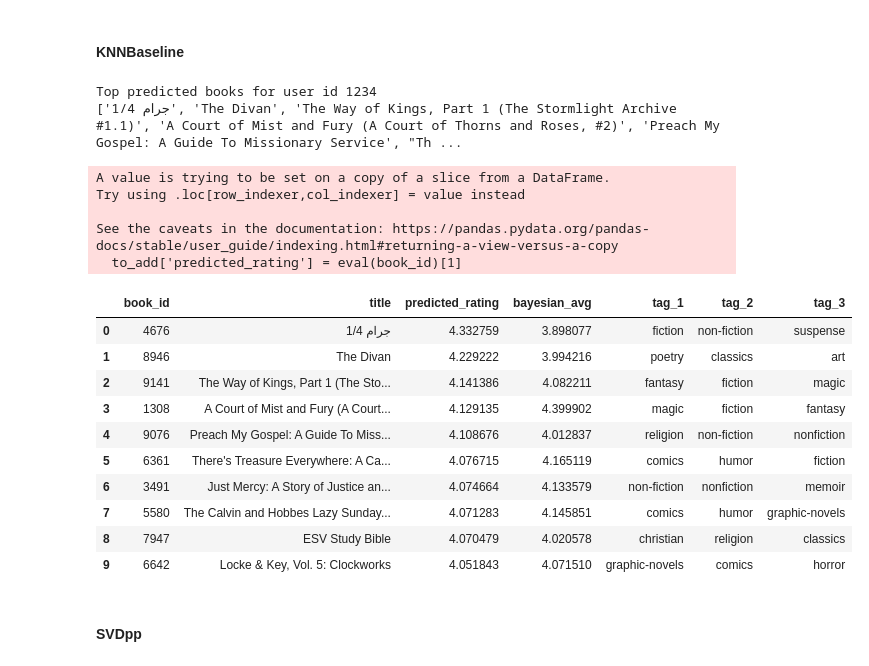
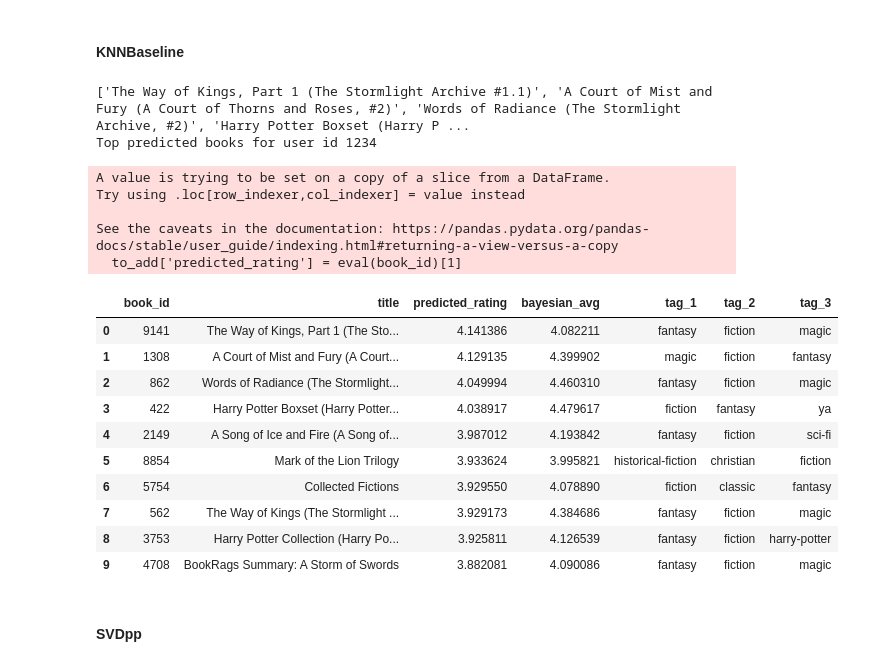
Before and after one commit to Snizzmo/Data-Science, a Jupyter notebook: Capstone3/notebooks/3.0-cf-predictions.ipynb, the cells around one changed output. Cells and saved outputs as stored; diff of their text form; code cells hidden in the pictures.

```diff
--- a/Capstone3/notebooks/3.0-cf-predictions.ipynb
+++ b/Capstone3/notebooks/3.0-cf-predictions.ipynb
@@ -9,6 +13,9 @@ books = pd.read_csv('../data/processed/books.csv')
 ratings = pd.read_csv('../data/processed/ratings.csv')
 top_10_SVDpp= pd.read_csv('../data/processed/top_10_100_SVDpp.csv', index_col=0)
 top_10_KNNBaseline = pd.read_csv('../data/processed/top_10_100_KNNBaseline.csv', index_col=0)
+
+top_100_SVDpp= pd.read_csv('../data/processed/top_100_100_SVDpp.csv', index_col=0)
+top_100_KNNBaseline = pd.read_csv('../data/processed/top_100_100_genre_KNNBaseline.csv', index_col=0)
 # %%
 def top_ten_prediction(user_id, top_10, books):
     if user_id not in top_10.columns:
@@ -63,0 +76,26 @@ Index(['1', '2', '4', '8', '11', '15', '18', '22', '24', '25',
+# %%
+def top_ten_2genre_prediction(user_id, top_10, books):
+    if user_id not in top_10.columns:
+        print("User id", user_id, "not in the database.")
+
+        # cold_start
+        cold = pd.DataFrame(books.sort_values('bayesian_avg', ascending=False)[:10])
+        cold['predicted_rating'] = cold['bayesian_avg']
+        cold = cold.sort_values(['predicted_rating','bayesian_avg'], ascending=[False, False])
+        #print(cold)
+        return(cold)
+
+    else:
+        genres = get_top_genres(user_id)
+        top = pd.DataFrame()
+        book_list = []
+        # while(top.shape[0]>9):
+        for book_id in top_10[user_id]:
+            to_add = books[books.book_id == eval(book_id)[0]]
+            book_tags = [x for x in [to_add.tag_1.values, to_add.tag_2.values, to_add.tag_3.values] if 'nan' not in x]
+            if len(book_tags) > 1 and not pd.isnull(book_tags).any():
+                if(len(np.intersect1d(book_tags, genres))> 1):
+                    to_add['predicted_rating'] = eval(book_id)[1]
+                    top = pd.concat([top, to_add])
+                    top = top.sort_values(['predicted_rating','bayesian_avg'], ascending=[False, False])
+        return(top)
@@ -107,29 +119,30 @@ ratings.groupby(['user_id','rating']).count()
 #### KNNBaseline
 # %%
 #Predict users top_ten books
-top_books = top_ten_prediction("1234", top_10_KNNBaseline, books)
+top_books = top_ten_2genre_prediction("1234", top_100_KNNBaseline, books)
 top_books.reset_index(inplace=True)
-print([x for x in top_books.title])
-top_books[['book_id', 'title','predicted_rating', 'bayesian_avg', 'tag_1', 'tag_2', 'tag_3']]
+print([x for x in top_books.title][:10])
+print("Top predicted books for user id", "1234")
+top_books[['book_id', 'title','predicted_rating', 'bayesian_avg', 'tag_1', 'tag_2', 'tag_3']].head(10)
 # %% [output]
+['The Way of Kings, Part 1 (The Stormlight Archive #1.1)', 'A Court of Mist and Fury (A Court of Thorns and Roses, #2)', 'Words of Radiance (The Stormlight Archive, #2)', 'Harry Potter Boxset (Harry P ...
 Top predicted books for user id 1234
-['1/4 جرام', 'The Divan', 'The Way of Kings, Part 1 (The Stormlight Archive #1.1)', 'A Court of Mist and Fury (A Court of Thorns and Roses, #2)', 'Preach My Gospel: A Guide To Missionary Service', "Th ...
 A value is trying to be set on a copy of a slice from a DataFrame.
 Try using .loc[row_indexer,col_indexer] = value instead
 
 See the caveats in the documentation: https://pandas.pydata.org/pandas-docs/stable/user_guide/indexing.html#returning-a-view-versus-a-copy
   to_add['predicted_rating'] = eval(book_id)[1]
 |  | book_id | title | predicted_rating | bayesian_avg | tag_1 | tag_2 | tag_3 |
-| 0 | 4676 | 1/4 جرام | 4.332759 | 3.898077 | fiction | non-fiction | suspense |
-| 1 | 8946 | The Divan | 4.229222 | 3.994216 | poetry | classics | art |
-| 2 | 9141 | The Way of Kings, Part 1 (The Sto... | 4.141386 | 4.082211 | fantasy | fiction | magic |
-| 3 | 1308 | A Court of Mist and Fury (A Court... | 4.129135 | 4.399902 | magic | fiction | fantasy |
-| 4 | 9076 | Preach My Gospel: A Guide To Miss... | 4.108676 | 4.012837 | religion | non-fiction | nonfiction |
-| 5 | 6361 | There's Treasure Everywhere: A Ca... | 4.076715 | 4.165119 | comics | humor | fiction |
-| 6 | 3491 | Just Mercy: A Story of Justice an... | 4.074664 | 4.133579 | non-fiction | nonfiction | memoir |
-| 7 | 5580 | The Calvin and Hobbes Lazy Sunday... | 4.071283 | 4.145851 | comics | humor | graphic-novels |
-| 8 | 7947 | ESV Study Bible | 4.070479 | 4.020578 | christian | religion | classics |
-| 9 | 6642 | Locke & Key, Vol. 5: Clockworks | 4.051843 | 4.071510 | graphic-novels | comics | horror |
+| 0 | 9141 | The Way of Kings, Part 1 (The Sto... | 4.141386 | 4.082211 | fantasy | fiction | magic |
+| 1 | 1308 | A Court of Mist and Fury (A Court... | 4.129135 | 4.399902 | magic | fiction | fantasy |
+| 2 | 862 | Words of Radiance (The Stormlight... | 4.049994 | 4.460310 | fantasy | fiction | magic |
+| 3 | 422 | Harry Potter Boxset (Harry Potter... | 4.038917 | 4.479617 | fiction | fantasy | ya |
+| 4 | 2149 | A Song of Ice and Fire (A Song of... | 3.987012 | 4.193842 | fantasy | fiction | sci-fi |
+| 5 | 8854 | Mark of the Lion Trilogy | 3.933624 | 3.995821 | historical-fiction | christian | fiction |
+| 6 | 5754 | Collected Fictions | 3.929550 | 4.078890 | fiction | classic | fantasy |
+| 7 | 562 | The Way of Kings (The Stormlight ... | 3.929173 | 4.384686 | fantasy | fiction | magic |
+| 8 | 3753 | Harry Potter Collection (Harry Po... | 3.925811 | 4.126539 | fantasy | fiction | harry-potter |
+| 9 | 4708 | BookRags Summary: A Storm of Swords | 3.882081 | 4.090086 | fantasy | fiction | magic |
 # %% [markdown]
 #### SVDpp
 # %%
```
Also changed, not shown: parts of 26 cells of this notebook, 3 other files.
